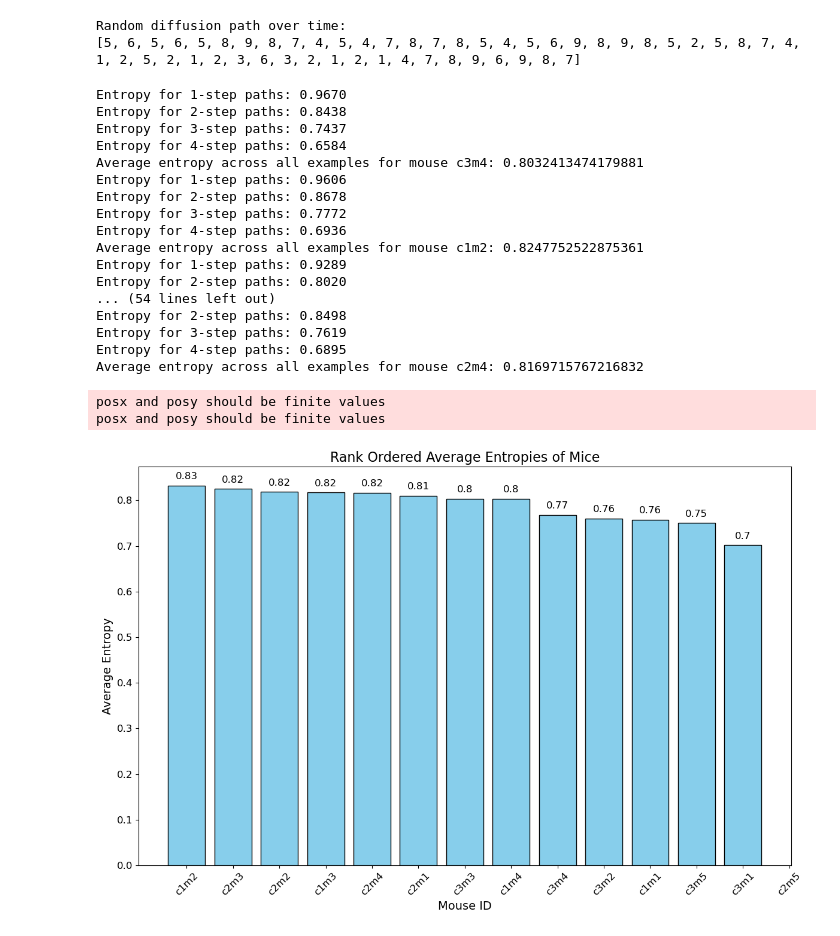
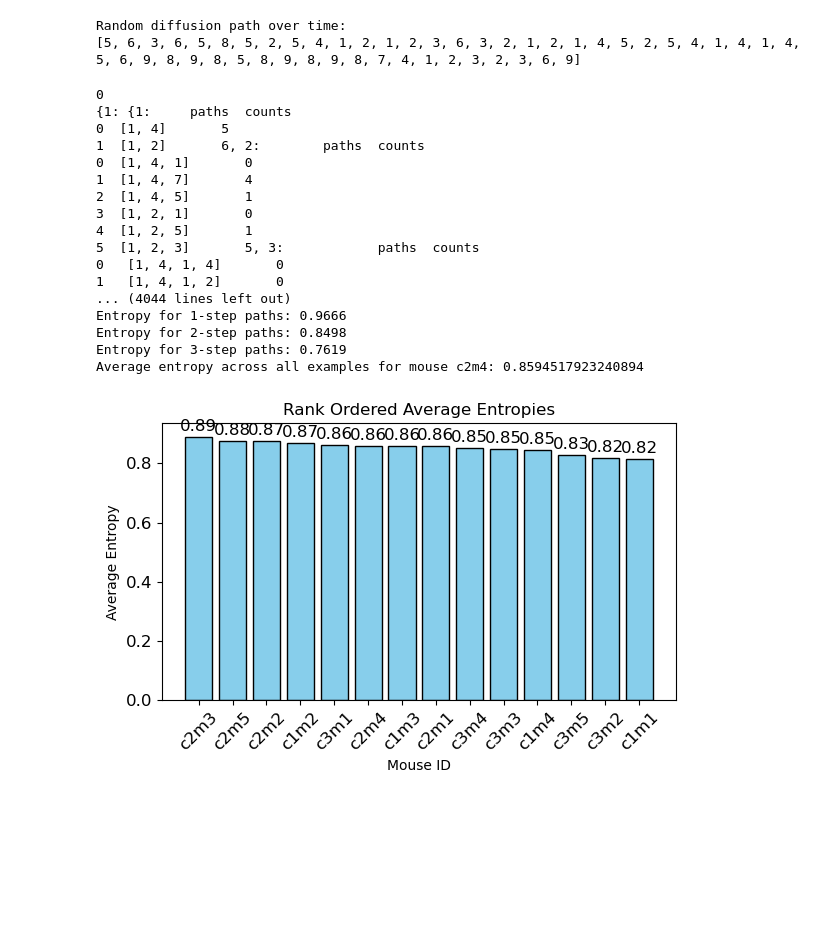
Before and after one commit to AdamLoydHarris/mEC_preprocessing, a Jupyter notebook: entropy_speed_preselection.ipynb, the cells around one changed output. Cells and saved outputs as stored; diff of their text form; code cells hidden in the pictures; blank space fills up the shorter version.

```diff
--- a/entropy_speed_preselection.ipynb
+++ b/entropy_speed_preselection.ipynb
@@ -32,7 +34,7 @@ df_dict = {}
 # Iterate over all nodes to create dataframes
 for node in G.nodes:
     df_dict[node] = {}
-    for length in range(1, 5):  # Assuming we want paths of length 1 to 4
+    for length in range(1, 4):  # Assuming we want paths of length 1 to 4
         path_list = generate_paths(G, node, length)
         df = pd.DataFrame({'paths': path_list, 'counts': [0] * len(path_list)})
         df_dict[node][length] = df
@@ -124,7 +106,7 @@ print("Random diffusion path over time:")
 print(diffusion_path)
 # %% [output]
 Random diffusion path over time:
-[5, 6, 5, 6, 5, 8, 9, 8, 7, 4, 5, 4, 7, 8, 7, 8, 5, 4, 5, 6, 9, 8, 9, 8, 5, 2, 5, 8, 7, 4, 1, 2, 5, 2, 1, 2, 3, 6, 3, 2, 1, 2, 1, 4, 7, 8, 9, 6, 9, 8, 7]
+[5, 6, 3, 6, 5, 8, 5, 2, 5, 4, 1, 2, 1, 2, 3, 6, 3, 2, 1, 2, 1, 4, 5, 2, 5, 4, 1, 4, 1, 4, 5, 6, 9, 8, 9, 8, 5, 8, 9, 8, 9, 8, 7, 4, 1, 2, 3, 2, 3, 6, 9]
 # %%
 def load_and_clean_rois(rois_path):
     # Load the ROIs data from the CSV file
@@ -183,7 +165,7 @@ def make_path_counts_dict(positions, mouse):
 
 def combine_dataframes_n_steps(mouse_dict):
     # Combine the dataframes for each n_steps into a single dataframe
-    combined_dfs = {n_steps: [] for n_steps in range(1, 5)}
+    combined_dfs = {n_steps: [] for n_steps in range(1, 4)}
     for node, lengths in mouse_dict.items():
         for n_steps, df in lengths.items():
             df[node] = node
@@ -258,53 +229,53 @@ for ind, roi_filename in enumerate(rois_files):
     positions = load_and_clean_rois(rois_path)
     mouse_paths = make_path_counts_dict(positions, mouse_id)
     mouse_paths_combined = combine_dataframes_n_steps(mouse_paths)
     avg_entropy_all = calculate_entropy_overall(mouse_paths_combined)
     print(f"Average entropy across all examples for mouse {mouse_id}: {avg_entropy_all}")
     entropies[mouse_id] = avg_entropy_all
 
 
 
 # Replace nan values with a very small number
 entropies_cleaned = {k: (v if not np.isnan(v) else -np.inf) for k, v in entropies.items()}
 
 # Sort the entropies
 sorted_entropies = sorted(entropies_cleaned.items(), key=lambda item: item[1], reverse=True)
 
+mouse_ids_sorted = [x[0] for x in sorted_entropies]
+
 # Plot the average entropies
-plt.figure(figsize=(12, 8))
+plt.figure(figsize=(6, 4))
 bars = plt.bar(mouse_ids_sorted, [x[1] for x in sorted_entropies], color='skyblue', edgecolor='black')
-plt.xlabel('Mouse ID', fontsize=14)
-plt.ylabel('Average Entropy', fontsize=14)
-plt.title('Rank Ordered Average Entropies of Mice', fontsize=16)
+plt.xlabel('Mouse ID', fontsize=10)
+plt.ylabel('Average Entropy', fontsize=10)
+plt.title('Rank Ordered Average Entropies', fontsize=12)
 plt.xticks(rotation=45, fontsize=12)
 plt.yticks(fontsize=12)
 
 # Add value labels on top of the bars
 for bar in bars:
     yval = bar.get_height()
     plt.text(bar.get_x() + bar.get_width()/2, yval + 0.01, round(yval, 2), ha='center', va='bottom', fontsize=12)
 
 plt.tight_layout()
 plt.show()
 # %% [output]
-Entropy for 1-step paths: 0.9670
-Entropy for 2-step paths: 0.8438
-Entropy for 3-step paths: 0.7437
-Entropy for 4-step paths: 0.6584
-Average entropy across all examples for mouse c3m4: 0.8032413474179881
-Entropy for 1-step paths: 0.9606
-Entropy for 2-step paths: 0.8678
-Entropy for 3-step paths: 0.7772
-Entropy for 4-step paths: 0.6936
-Average entropy across all examples for mouse c1m2: 0.8247752522875361
-Entropy for 1-step paths: 0.9289
-Entropy for 2-step paths: 0.8020
-... (54 lines left out)
+0
+{1: {1:     paths  counts
+0  [1, 4]       5
+1  [1, 2]       6, 2:        paths  counts
+0  [1, 4, 1]       0
+1  [1, 4, 7]       4
+2  [1, 4, 5]       1
+3  [1, 2, 1]       0
+4  [1, 2, 5]       1
+5  [1, 2, 3]       5, 3:            paths  counts
+0   [1, 4, 1, 4]       0
+1   [1, 4, 1, 2]       0
+... (4044 lines left out)
+Entropy for 1-step paths: 0.9666
 Entropy for 2-step paths: 0.8498
 Entropy for 3-step paths: 0.7619
-Entropy for 4-step paths: 0.6895
-Average entropy across all examples for mouse c2m4: 0.8169715767216832
+Average entropy across all examples for mouse c2m4: 0.8594517923240894
-posx and posy should be finite values
-posx and posy should be finite values
-[figure, old version]
+[figure, new version]
 # %%
```
Also changed, not shown: parts of 11 cells of this notebook, 6 other files.
